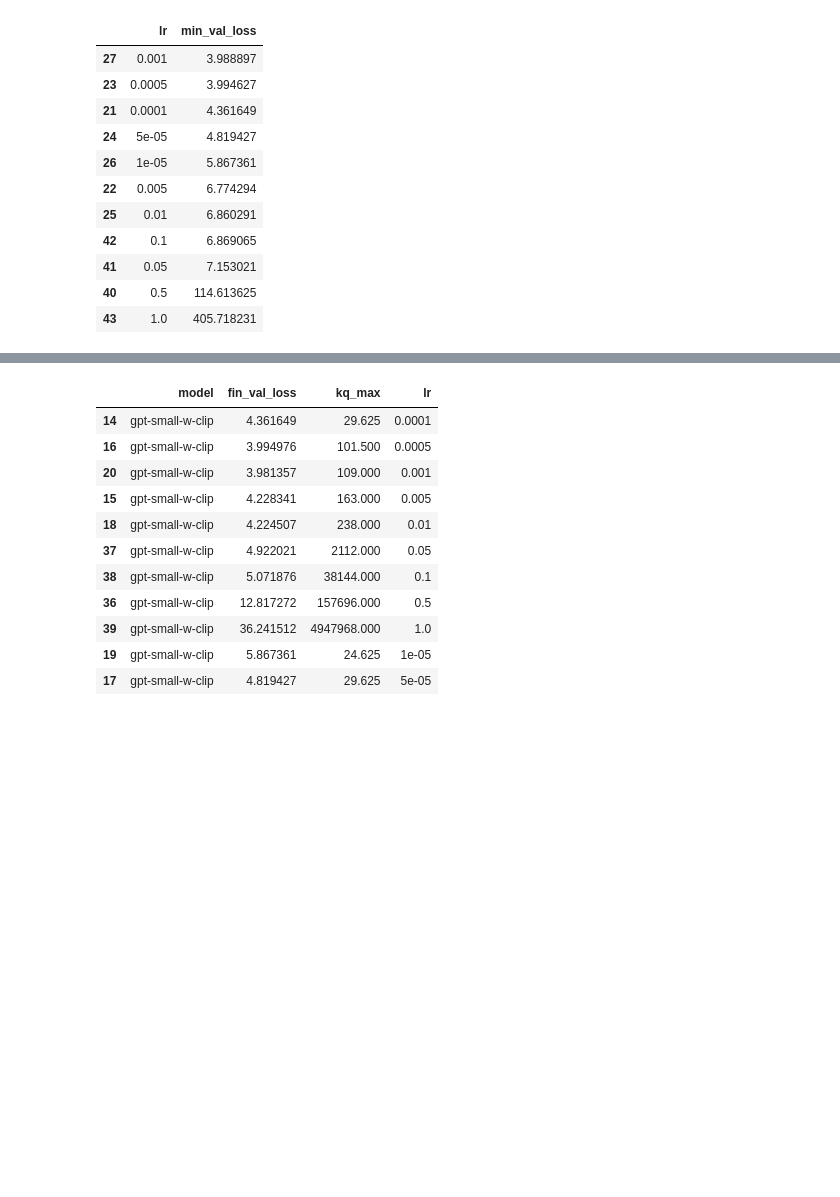
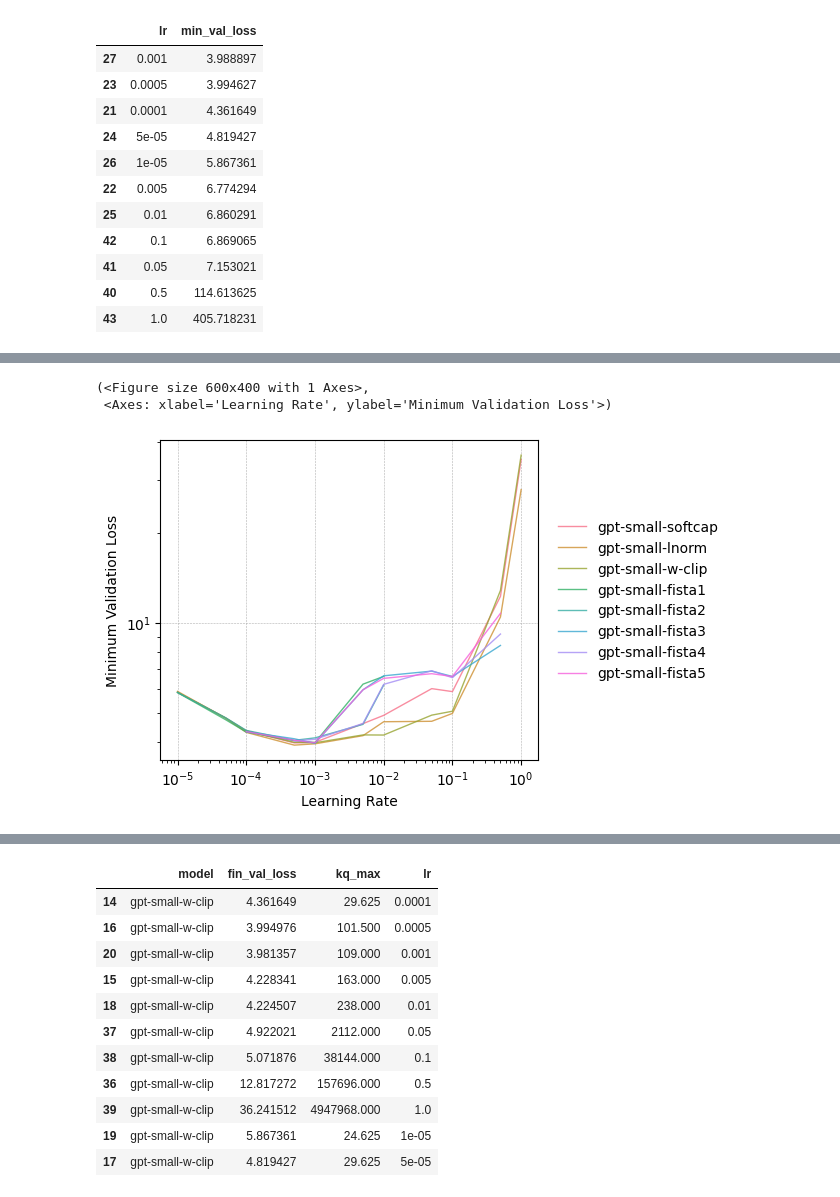
Before and after one commit to gowerrobert/GPT-opt, a Jupyter notebook: sweeps/sweep_lr_baselines.ipynb, the cells around one changed output, grey strips where cells are left out. Saved outputs shown, nothing was run; the diff lists cells and outputs as text; code cells hidden in the pictures; blank space fills up the shorter version.

```diff
--- a/sweeps/sweep_lr_baselines.ipynb
+++ b/sweeps/sweep_lr_baselines.ipynb
@@ -80,0 +201,7 @@ plot_lr_sweep_over_models(df, ycol="min_val_loss", ylog=True)
+# %%
+plot_lr_sweep_over_models(df[df["model"]!='gpt-small-default'], ycol="min_val_loss", ylog=True,
+                          alpha=0.8, linewidth=1.0)
+# %% [output]
+(<Figure size 600x400 with 1 Axes>,
+ <Axes: xlabel='Learning Rate', ylabel='Minimum Validation Loss'>)
+[figure, added]
```
Also changed, not shown: parts of 12 cells of this notebook, 13 other files.
